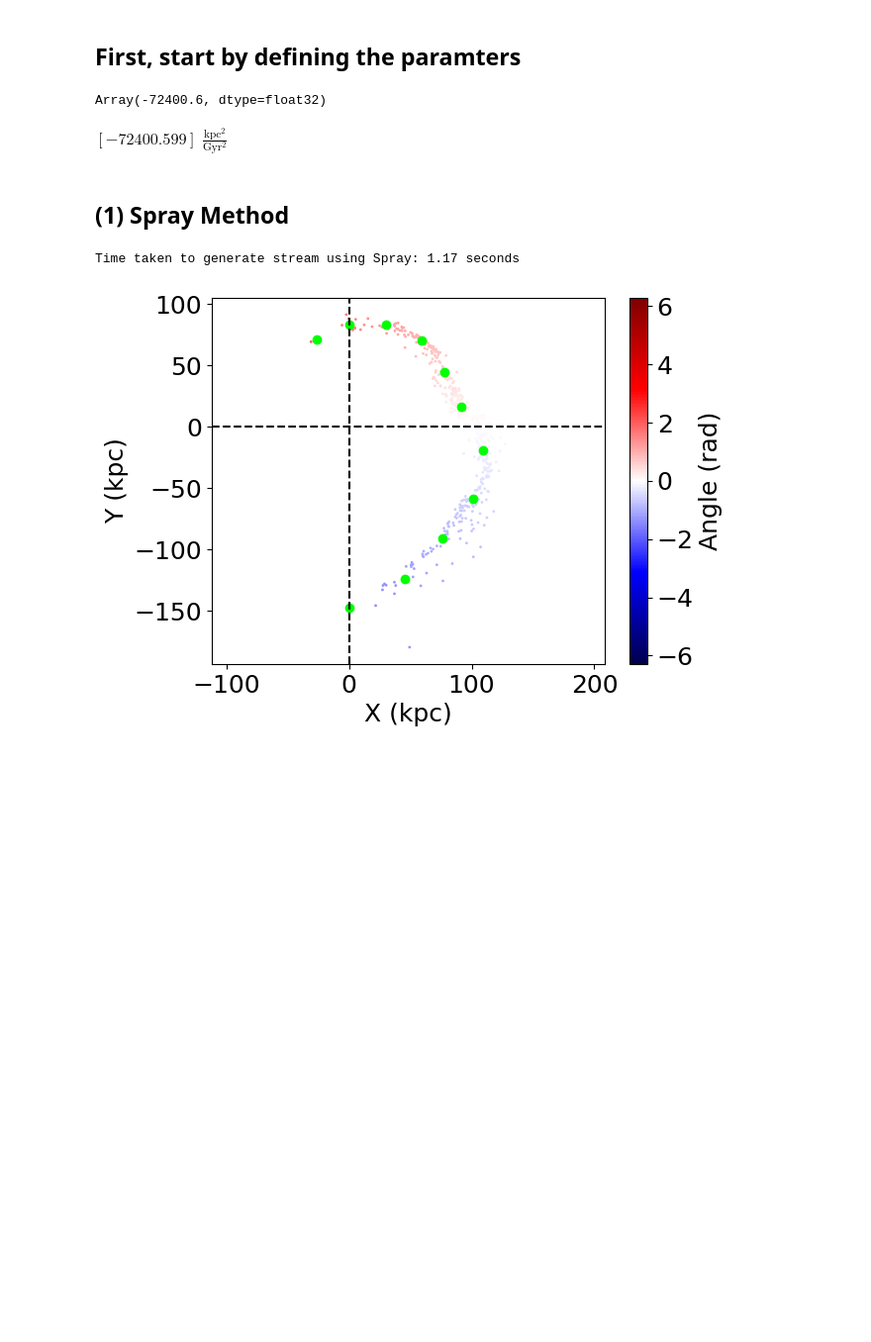
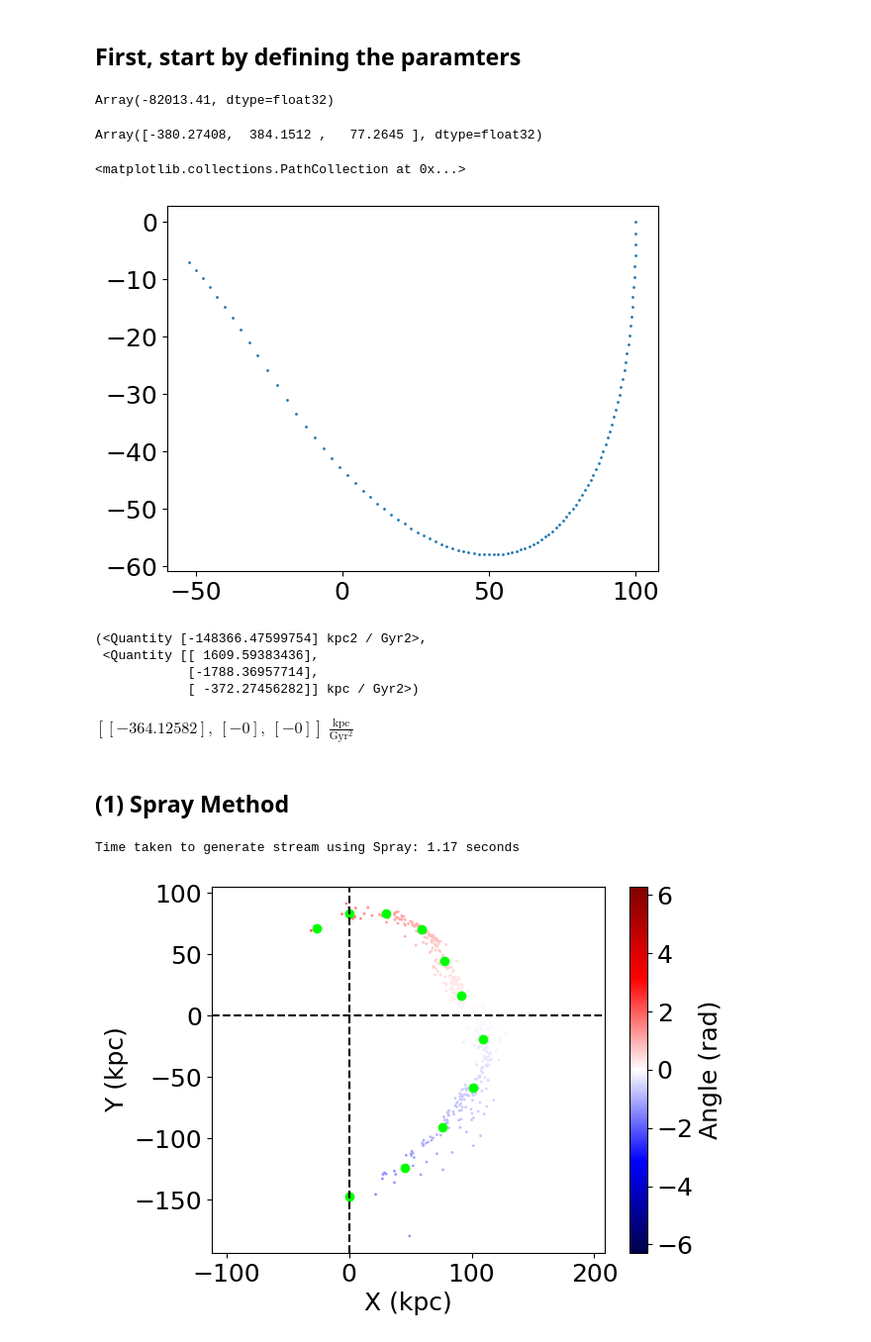
Before and after one commit to David-Chemaly/StreaMAX, a Jupyter notebook: quick_start.ipynb, the cells around one changed output. Shown at 99% size. Drawn from its saved outputs; the diff is of its cells as text; code cells hidden in the pictures; blank space fills up the shorter version.

```diff
--- a/quick_start.ipynb
+++ b/quick_start.ipynb
@@ -21,8 +22,8 @@ from potentials import *
 # %%
 # Flattened NFW halo
 params_host = {'logM': 12.0, 'Rs': 25.0,
-                'a': 1.0, 'b': 1.0, 'c': 0.8,
-                'dirx': 0.0, 'diry': 0.0, 'dirz': 1.0,
+                'a': 2.0, 'b': 13.0, 'c': 0.8,
+                'dirx': 2.0, 'diry': -3.0, 'dirz': 1.0,
                 'x_origin': 0.0, 'y_origin': 0.0, 'z_origin': 0.0}
 
 # Plummer Sattelite
@@ -64,7 +40,21 @@ def integrate_leapfrog(w0, params, acc_fn, n_steps, dt=0.010, t0=0.0):
-# %%
-NFW_potential(*w0[:3], params_host)
-# %% [output]
-Array(-72400.6, dtype=float32)
+# %%
+NFW_potential(*w0[:3], params_host)
+# %% [output]
+Array(-82013.41, dtype=float32)
+# %%
+NFW_acceleration(*w0[:3], params_host)
+# %% [output]
+Array([-380.27408,  384.1512 ,   77.2645 ], dtype=float32)
+# %%
+n_steps = 100
+tf, wf = integrate_leapfrog_final(w0, params_host, NFW_acceleration, n_steps, dt = -0.010, t0 = 0.0, unroll=False)
+# %%
+tall, wall = integrate_leapfrog_traj(w0, params_host, NFW_acceleration, n_steps, dt = -0.010, t0 = 0.0, unroll=False)
+# %%
+plt.scatter(wall[:,0], wall[:,1], s=1)
+# %% [output]
+<matplotlib.collections.PathCollection at 0x...>
+[figure, added]
 # %%
 from gala.potential import NFWPotential
 from astropy import units as u
@@ -80,9 +70,19 @@ pot_gala = NFWPotential(m=10**params_host['logM'], r_s=params_host['Rs'],
 
 # Calculate the potential at r_input
 phi_gala = pot_gala.energy(w0[:3]*u.kpc)
-phi_gala
+acc_gala = pot_gala.acceleration(w0[:3]*u.kpc)
+phi_gala, acc_gala
 # %% [output]
-$[-72400.599] \; \mathrm{\frac{kpc^{2}}{Gyr^{2}}}$
+(<Quantity [-148366.47599754] kpc2 / Gyr2>,
+ <Quantity [[ 1609.59383436],
+            [-1788.36957714],
+            [ -372.27456282]] kpc / Gyr2>)
+# %%
+pot_gala.acceleration(w0[:3]*u.kpc)
+# %% [output]
+$[[-364.12582],~
+ [-0],~
+ [-0]] \; \mathrm{\frac{kpc}{Gyr^{2}}}$
 # %% [markdown]
 ## (1) Spray Method
 # %%
```
Also changed, not shown: parts of 2 cells of this notebook, 2 other files.
